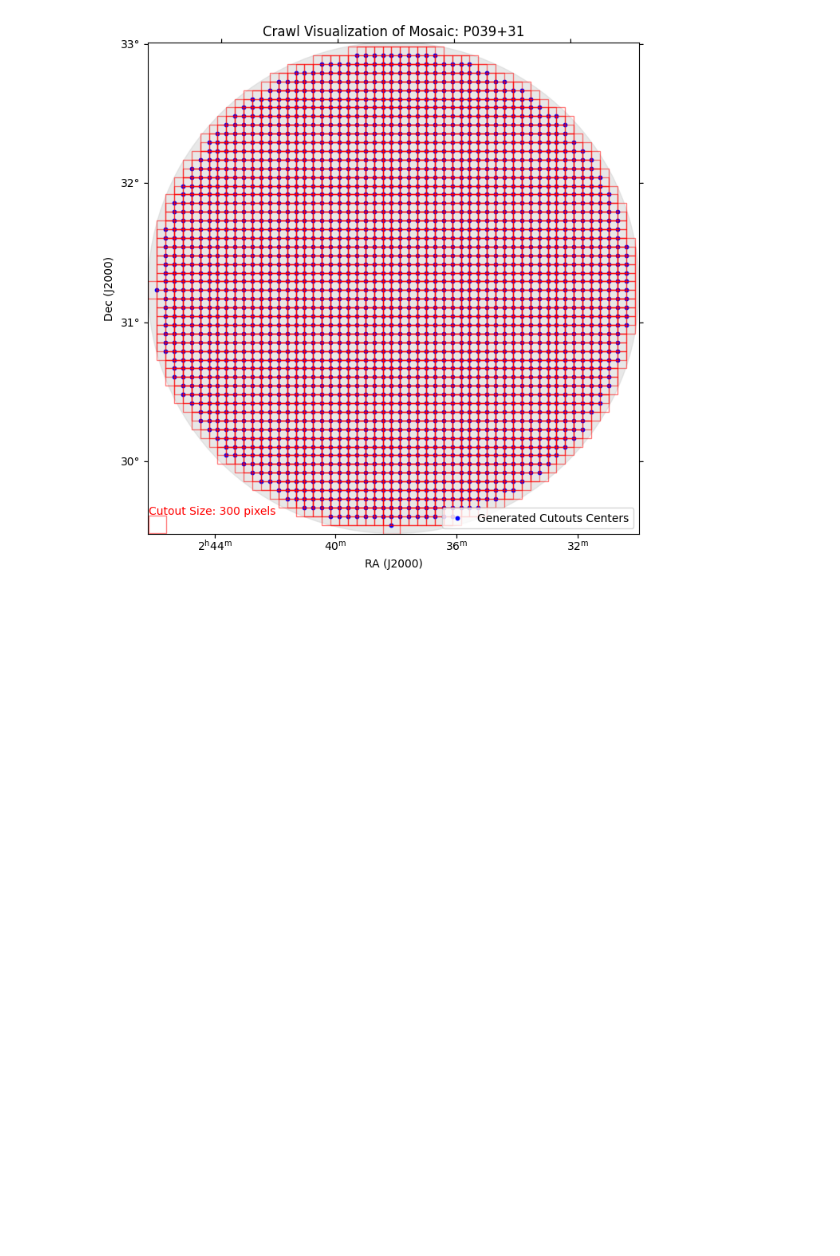
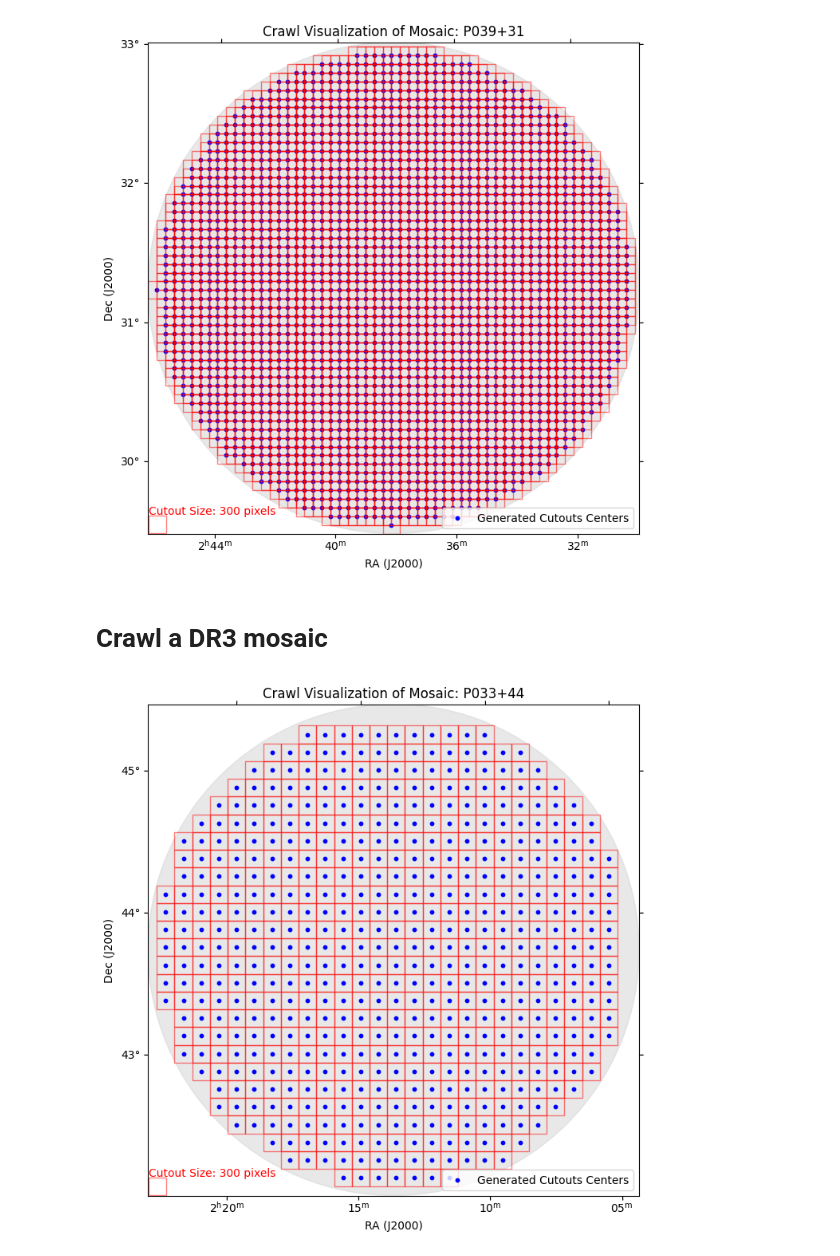
Before and after one commit to Aureusa/strw_lofar_data_utils, a Jupyter notebook: examples/crawling_a_mosaic.ipynb, the cells around one changed output. Saved outputs shown, nothing was run; the diff lists cells and outputs as text; code cells hidden in the pictures; blank space fills up the shorter version.

```diff
--- a/examples/crawling_a_mosaic.ipynb
+++ b/examples/crawling_a_mosaic.ipynb
@@ -34,2 +34,15 @@ Vizualizer().vizualize_a_crawl(crawler)
 # %% [output]
 [figure]
+# %% [markdown]
+# Crawl a DR3 mosaic
+# %%
+mosaic_name = 'P033+44'
+cutout_size = 300 # pixels
+stride = 1 # stride of 0.5 means 50% overlap, stride of 1 means no overlap, etc.
+
+dr3crawler = Crawler(mosaic_name, cutout_size, stride, release='DR3')
+# %%
+cutouts = dr3crawler.crawl()
+Vizualizer().vizualize_a_crawl(dr3crawler)
+# %% [output]
+[figure, added]
```
Also changed, not shown: parts of 6 cells of this notebook, 14 other files.
